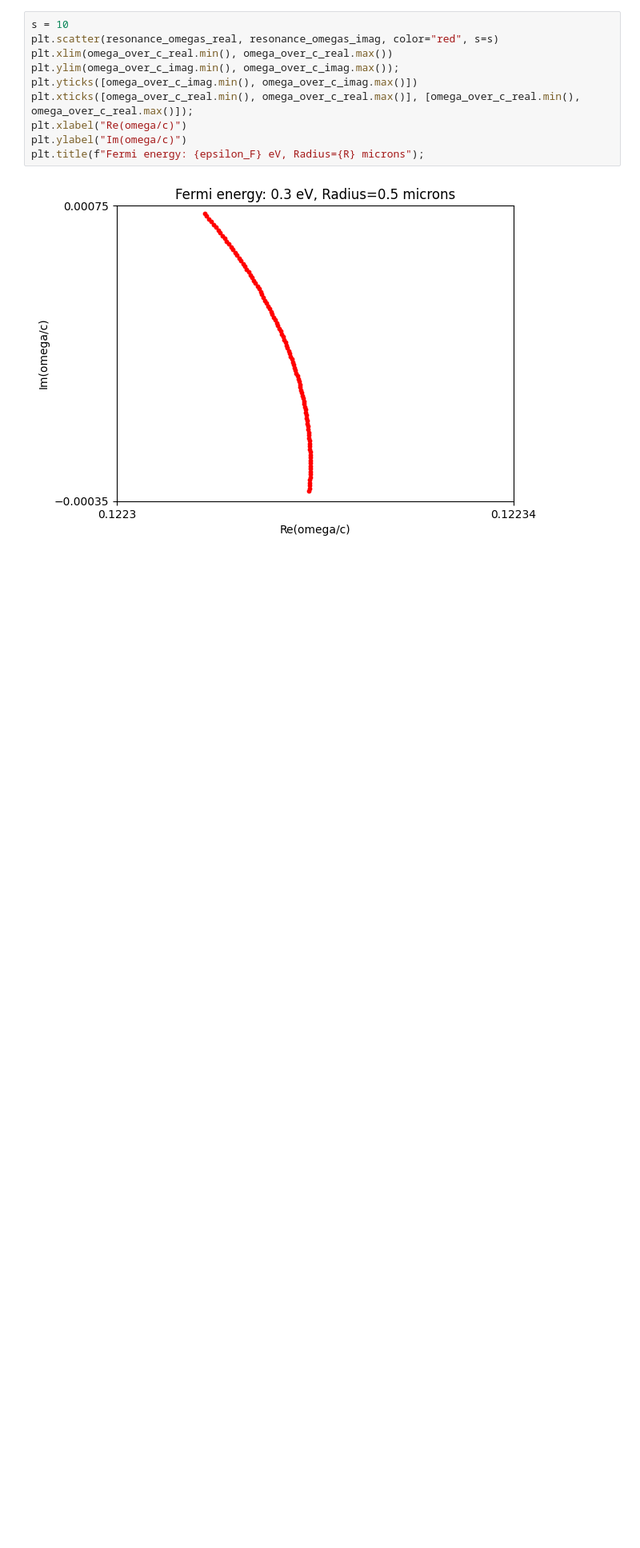
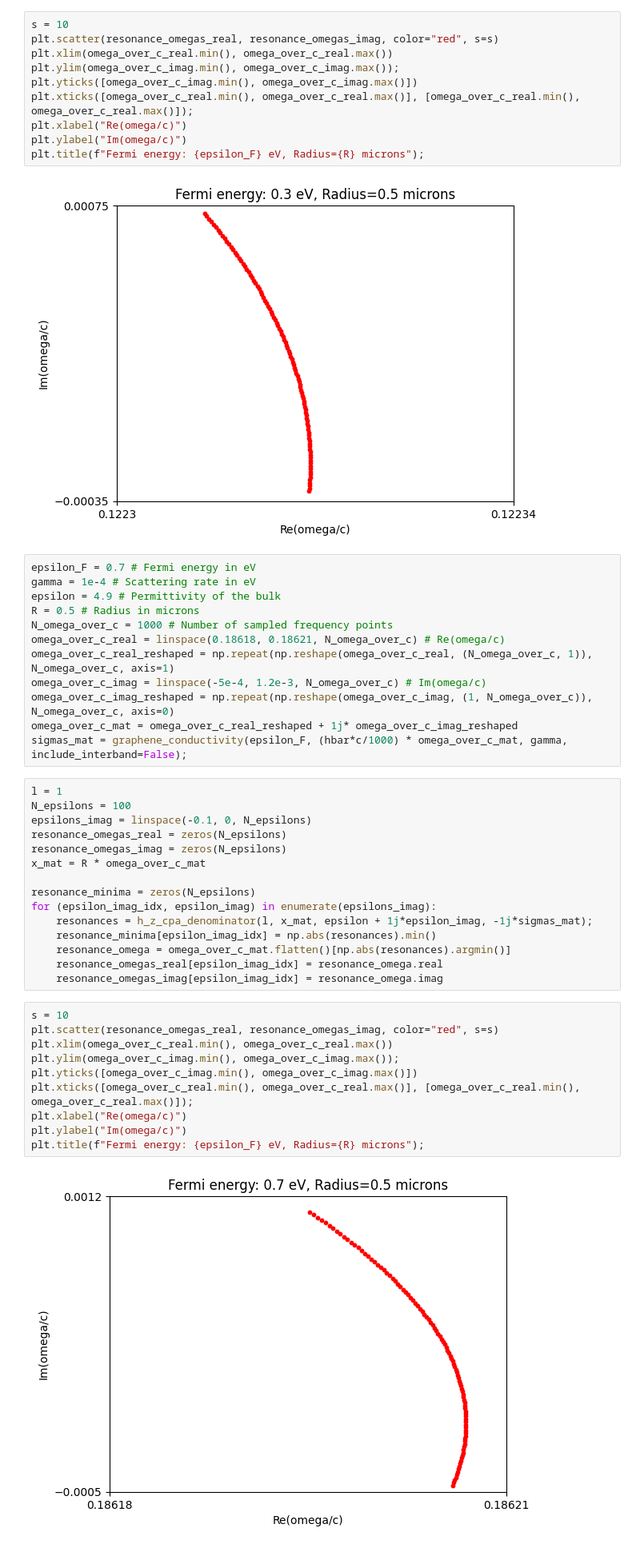
Before and after one commit to AliGhorashiCMT/Coherent-Perfect-Absorption, a Jupyter notebook: cylinders/Graphene LSPR Laser.ipynb, the cells around one changed output. Shown at 80% size. Cells and saved outputs as stored; diff of their text form; blank space fills up the shorter version.

```diff
--- a/cylinders/Graphene LSPR Laser.ipynb
+++ b/cylinders/Graphene LSPR Laser.ipynb
@@ -50,3 +50,42 @@ plt.ylabel("Im(omega/c)")
 plt.title(f"Fermi energy: {epsilon_F} eV, Radius={R} microns");
 # %% [output]
 [figure]
+# %%
+epsilon_F = 0.7 # Fermi energy in eV
+gamma = 1e-4 # Scattering rate in eV
+epsilon = 4.9 # Permittivity of the bulk
+R = 0.5 # Radius in microns
+N_omega_over_c = 1000 # Number of sampled frequency points
+omega_over_c_real = linspace(0.18618, 0.18621, N_omega_over_c) # Re(omega/c)
+omega_over_c_real_reshaped = np.repeat(np.reshape(omega_over_c_real, (N_omega_over_c, 1)), N_omega_over_c, axis=1)
+omega_over_c_imag = linspace(-5e-4, 1.2e-3, N_omega_over_c) # Im(omega/c)
+omega_over_c_imag_reshaped = np.repeat(np.reshape(omega_over_c_imag, (1, N_omega_over_c)), N_omega_over_c, axis=0)
+omega_over_c_mat = omega_over_c_real_reshaped + 1j* omega_over_c_imag_reshaped
+sigmas_mat = graphene_conductivity(epsilon_F, (hbar*c/1000) * omega_over_c_mat, gamma, include_interband=False);
+# %%
+l = 1
+N_epsilons = 100
+epsilons_imag = linspace(-0.1, 0, N_epsilons)
+resonance_omegas_real = zeros(N_epsilons)
+resonance_omegas_imag = zeros(N_epsilons)
+x_mat = R * omega_over_c_mat
+
+resonance_minima = zeros(N_epsilons)
+for (epsilon_imag_idx, epsilon_imag) in enumerate(epsilons_imag):
+    resonances = h_z_cpa_denominator(l, x_mat, epsilon + 1j*epsilon_imag, -1j*sigmas_mat);
+    resonance_minima[epsilon_imag_idx] = np.abs(resonances).min()
+    resonance_omega = omega_over_c_mat.flatten()[np.abs(resonances).argmin()]
+    resonance_omegas_real[epsilon_imag_idx] = resonance_omega.real
+    resonance_omegas_imag[epsilon_imag_idx] = resonance_omega.imag
+# %%
+s = 10
+plt.scatter(resonance_omegas_real, resonance_omegas_imag, color="red", s=s)
+plt.xlim(omega_over_c_real.min(), omega_over_c_real.max())
+plt.ylim(omega_over_c_imag.min(), omega_over_c_imag.max());
+plt.yticks([omega_over_c_imag.min(), omega_over_c_imag.max()])
+plt.xticks([omega_over_c_real.min(), omega_over_c_real.max()], [omega_over_c_real.min(), omega_over_c_real.max()]);
+plt.xlabel("Re(omega/c)")
+plt.ylabel("Im(omega/c)")
+plt.title(f"Fermi energy: {epsilon_F} eV, Radius={R} microns");
+# %% [output]
+[figure, added]
```
